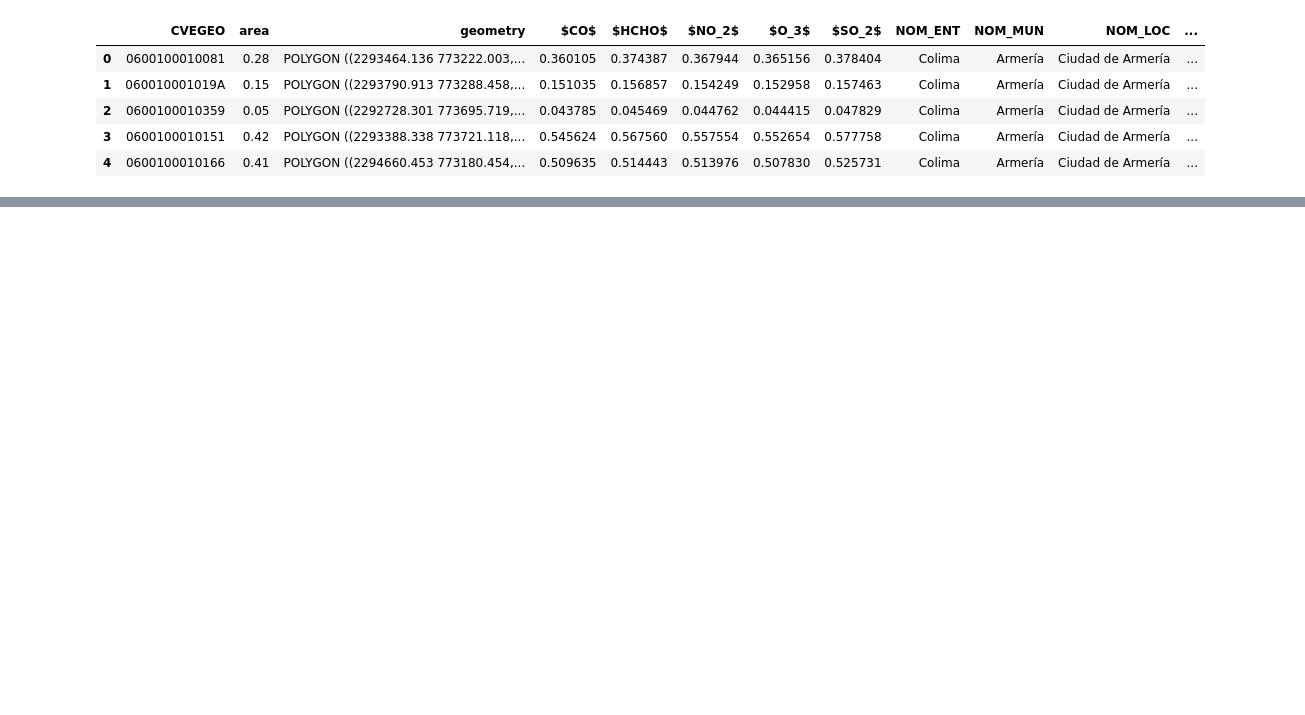
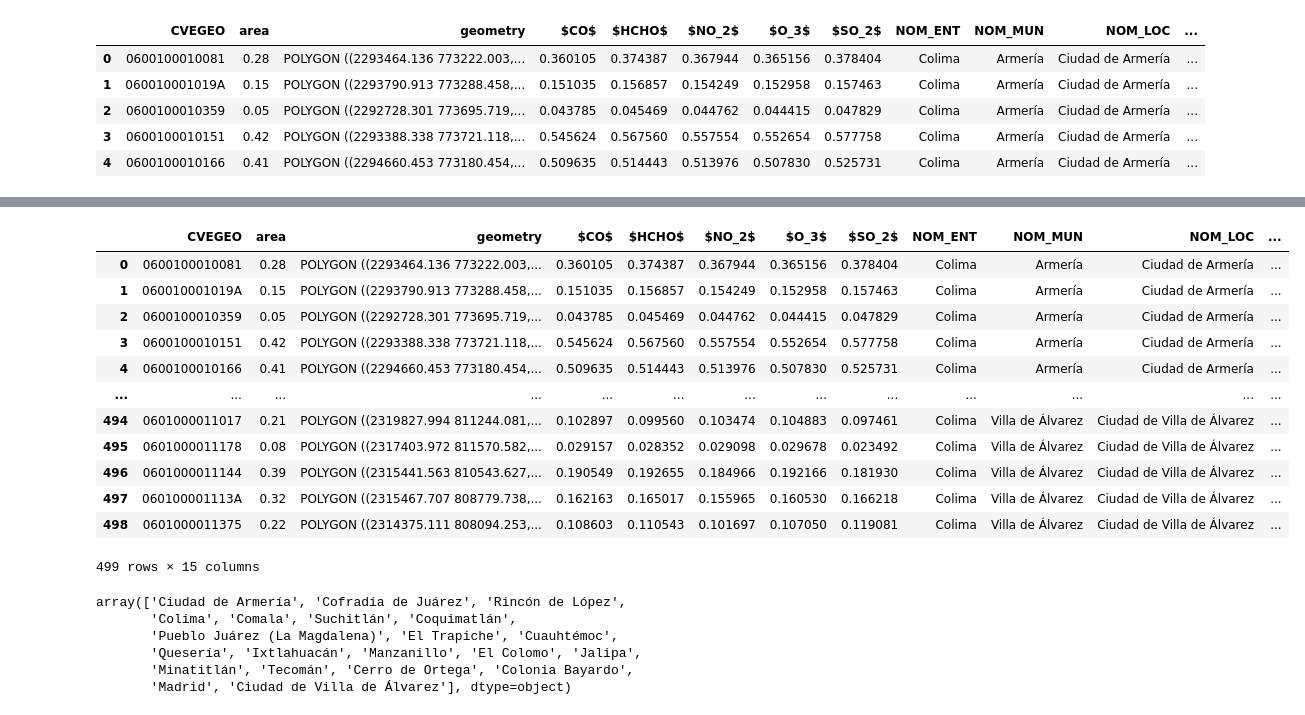
Before and after one commit to pcorner10/pronaces_analisis, a Jupyter notebook: reclasificacion2023.ipynb, the cells around one changed output, grey strips where cells are left out. Drawn from its saved outputs; the diff is of its cells as text; code cells hidden in the pictures; blank space fills up the shorter version.

```diff
--- a/reclasificacion2023.ipynb
+++ b/reclasificacion2023.ipynb
@@ -230,8 +230,8 @@ colima_metricas.head()
 # %%
 df_final = pd.DataFrame()
 
-for mun in colima_metricas.NOM_MUN.unique():
-  df_mun = colima_metricas[colima_metricas["NOM_MUN"] == mun]
+for mun in colima_metricas.NOM_LOC.unique():
+  df_mun = colima_metricas[colima_metricas["NOM_LOC"] == mun]
 
   # normalize data by max min scaler
   cols_to_normalize = ["$CO$","$HCHO$","$NO_2$","$O_3$","$SO_2$","GM_2020", "densidad"]
@@ -288,0 +281,25 @@ for mun in df_final.NOM_MUN.unique():
+# %%
+df_final
+# %% [output]
+|  | CVEGEO | area | geometry | $CO$ | $HCHO$ | $NO_2$ | $O_3$ | $SO_2$ | NOM_ENT | NOM_MUN | NOM_LOC | ... |
+| 0 | 0600100010081 | 0.28 | POLYGON ((2293464.136 773222.003,... | 0.360105 | 0.374387 | 0.367944 | 0.365156 | 0.378404 | Colima | Armería | Ciudad de Armería | ... |
+| 1 | 060010001019A | 0.15 | POLYGON ((2293790.913 773288.458,... | 0.151035 | 0.156857 | 0.154249 | 0.152958 | 0.157463 | Colima | Armería | Ciudad de Armería | ... |
+| 2 | 0600100010359 | 0.05 | POLYGON ((2292728.301 773695.719,... | 0.043785 | 0.045469 | 0.044762 | 0.044415 | 0.047829 | Colima | Armería | Ciudad de Armería | ... |
+| 3 | 0600100010151 | 0.42 | POLYGON ((2293388.338 773721.118,... | 0.545624 | 0.567560 | 0.557554 | 0.552654 | 0.577758 | Colima | Armería | Ciudad de Armería | ... |
+| 4 | 0600100010166 | 0.41 | POLYGON ((2294660.453 773180.454,... | 0.509635 | 0.514443 | 0.513976 | 0.507830 | 0.525731 | Colima | Armería | Ciudad de Armería | ... |
+| ... | ... | ... | ... | ... | ... | ... | ... | ... | ... | ... | ... | ... |
+| 494 | 0601000011017 | 0.21 | POLYGON ((2319827.994 811244.081,... | 0.102897 | 0.099560 | 0.103474 | 0.104883 | 0.097461 | Colima | Villa de Álvarez | Ciudad de Villa de Álvarez | ... |
+| 495 | 0601000011178 | 0.08 | POLYGON ((2317403.972 811570.582,... | 0.029157 | 0.028352 | 0.029098 | 0.029678 | 0.023492 | Colima | Villa de Álvarez | Ciudad de Villa de Álvarez | ... |
+| 496 | 0601000011144 | 0.39 | POLYGON ((2315441.563 810543.627,... | 0.190549 | 0.192655 | 0.184966 | 0.192166 | 0.181930 | Colima | Villa de Álvarez | Ciudad de Villa de Álvarez | ... |
+| 497 | 060100001113A | 0.32 | POLYGON ((2315467.707 808779.738,... | 0.162163 | 0.165017 | 0.155965 | 0.160530 | 0.166218 | Colima | Villa de Álvarez | Ciudad de Villa de Álvarez | ... |
+| 498 | 0601000011375 | 0.22 | POLYGON ((2314375.111 808094.253,... | 0.108603 | 0.110543 | 0.101697 | 0.107050 | 0.119081 | Colima | Villa de Álvarez | Ciudad de Villa de Álvarez | ... |
+499 rows × 15 columns
+# %%
+df_final.NOM_LOC.unique()
+# %% [output]
+array(['Ciudad de Armería', 'Cofradía de Juárez', 'Rincón de López',
+       'Colima', 'Comala', 'Suchitlán', 'Coquimatlán',
+       'Pueblo Juárez (La Magdalena)', 'El Trapiche', 'Cuauhtémoc',
+       'Quesería', 'Ixtlahuacán', 'Manzanillo', 'El Colomo', 'Jalipa',
+       'Minatitlán', 'Tecomán', 'Cerro de Ortega', 'Colonia Bayardo',
+       'Madrid', 'Ciudad de Villa de Álvarez'], dtype=object)
```
Also changed, not shown: parts of 3 cells of this notebook.
